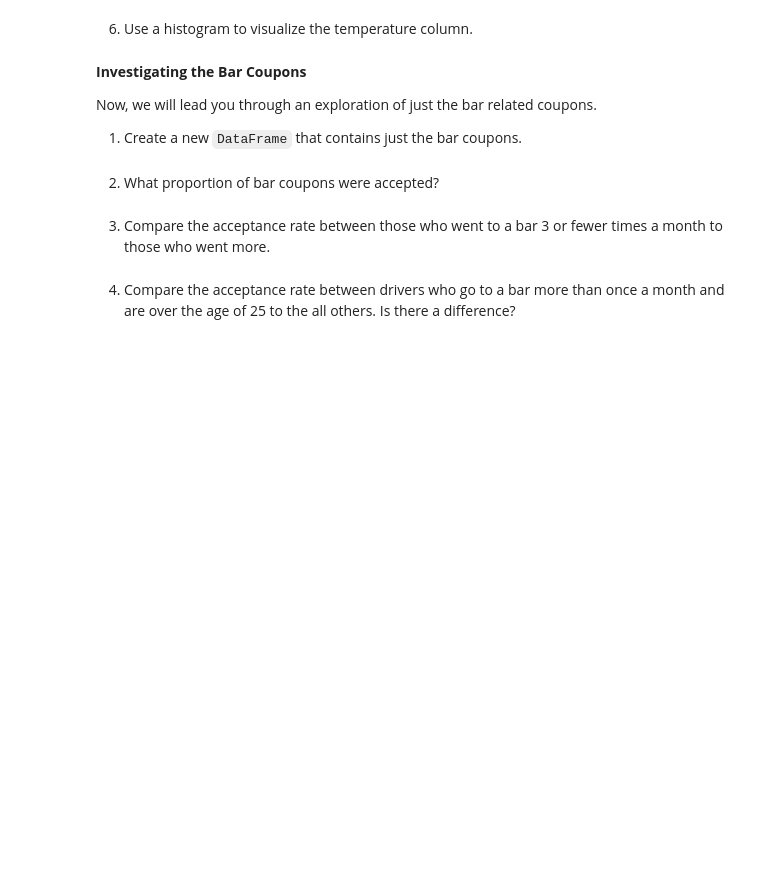
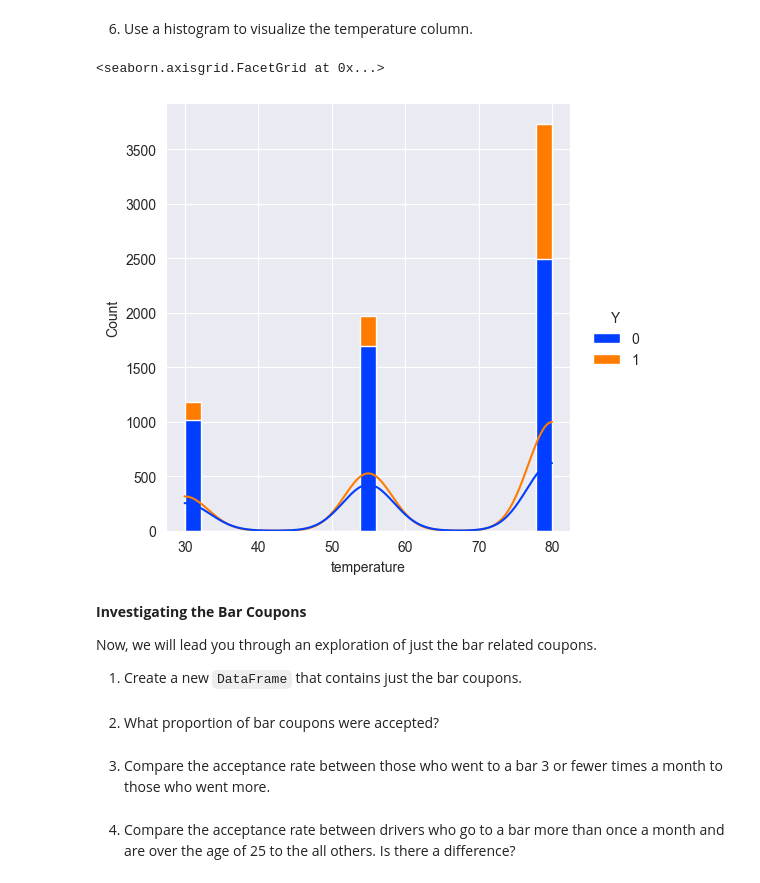
Before and after one commit to geo-rge-li/uci-coupon-analysis, a Jupyter notebook: prompt.ipynb, the cells around one changed output. Cells and saved outputs as stored; diff of their text form; code cells hidden in the pictures; blank space fills up the shorter version.

```diff
--- a/prompt.ipynb
+++ b/prompt.ipynb
@@ -179,5 +179,10 @@ sns.countplot(df, x="coupon")
 # %% [markdown]
 6. Use a histogram to visualize the temperature column.
+# %%
+sns.displot(df, x='temperature', hue='Y', kde=True, palette='bright', alpha = 1)
+# %% [output]
+<seaborn.axisgrid.FacetGrid at 0x...>
+[figure, added]
 # %% [markdown]
 **Investigating the Bar Coupons**
 
```
Also changed, not shown: parts of 1 cell of this notebook.
